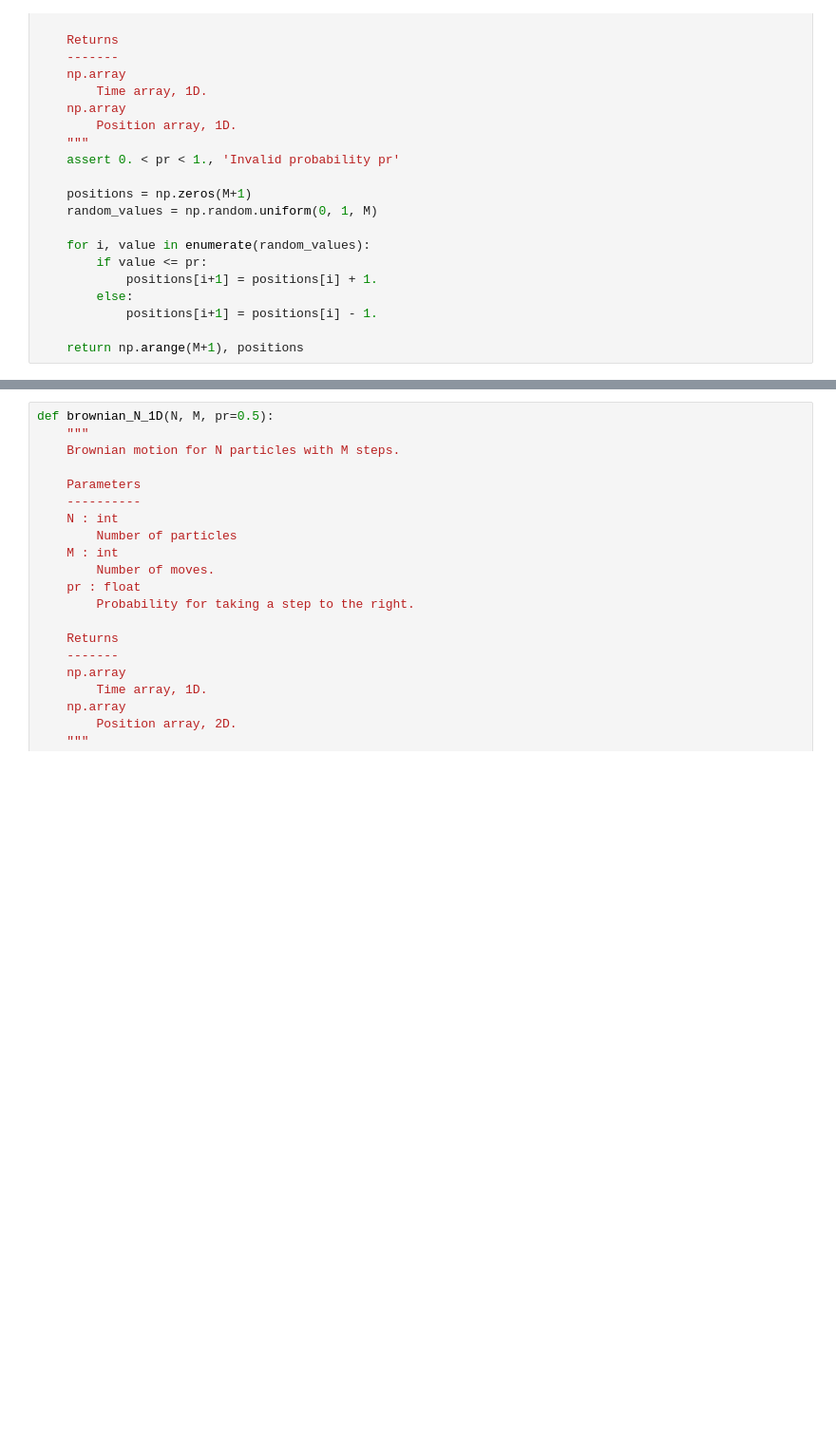
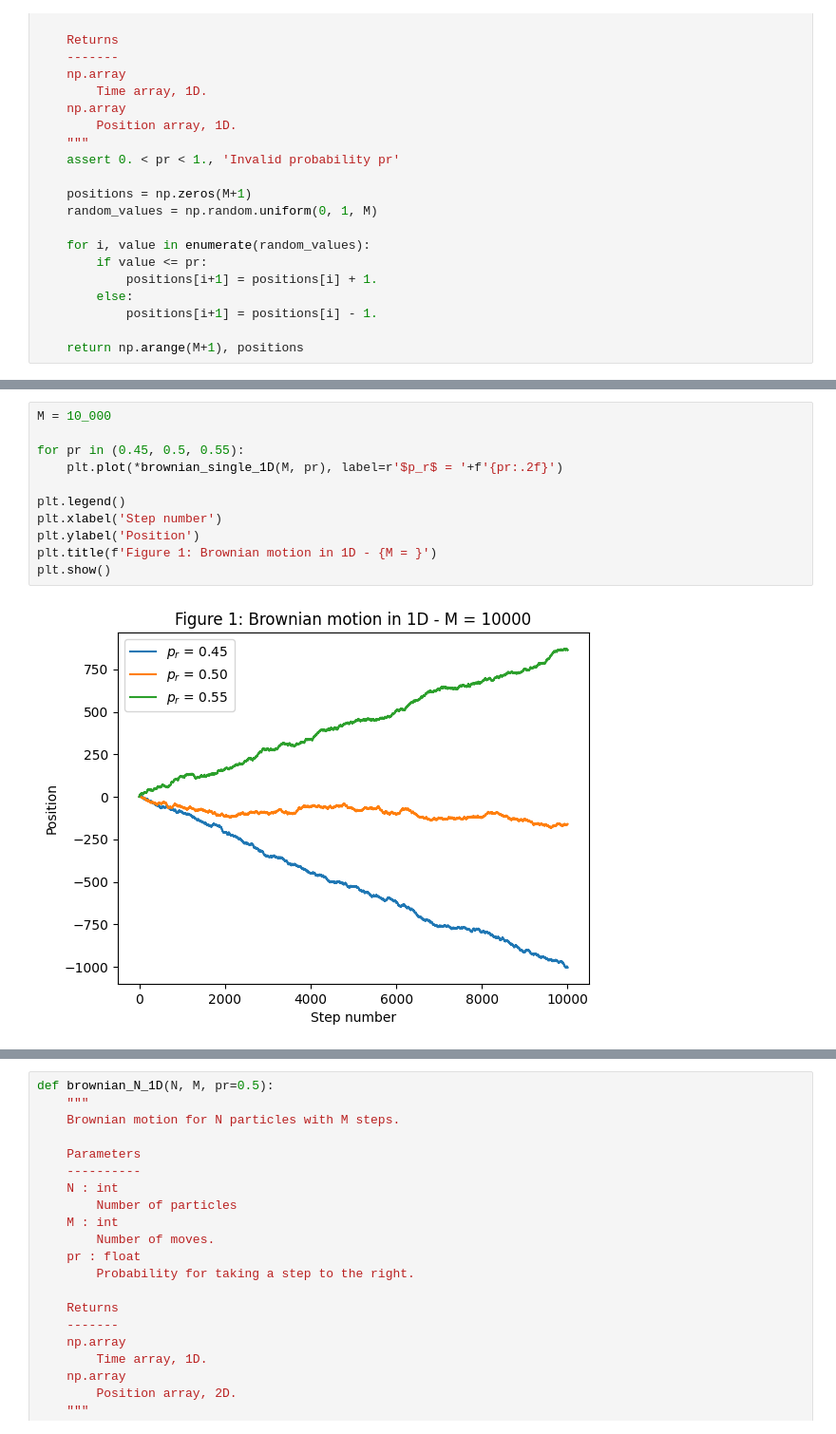
Before and after one commit to willidu/TMA4320, a Jupyter notebook: project/rapport.ipynb, the cells around one changed output, grey strips where cells are left out. Shown at 95% size. Cells and saved outputs as stored; diff of their text form; blank space fills up the shorter version.

```diff
--- a/project/rapport.ipynb
+++ b/project/rapport.ipynb
@@ -130,0 +172,13 @@ def brownian_single_1D(M, pr=0.5):
+# %%
+M = 10_000
+
+for pr in (0.45, 0.5, 0.55):
+    plt.plot(*brownian_single_1D(M, pr), label=r'$p_r$ = '+f'{pr:.2f}')
+
+plt.legend()
+plt.xlabel('Step number')
+plt.ylabel('Position')
+plt.title(f'Figure 1: Brownian motion in 1D - {M = }')
+plt.show()
+# %% [output]
+[figure, added]
```
Also changed, not shown: parts of 71 cells of this notebook, 2 other files.
